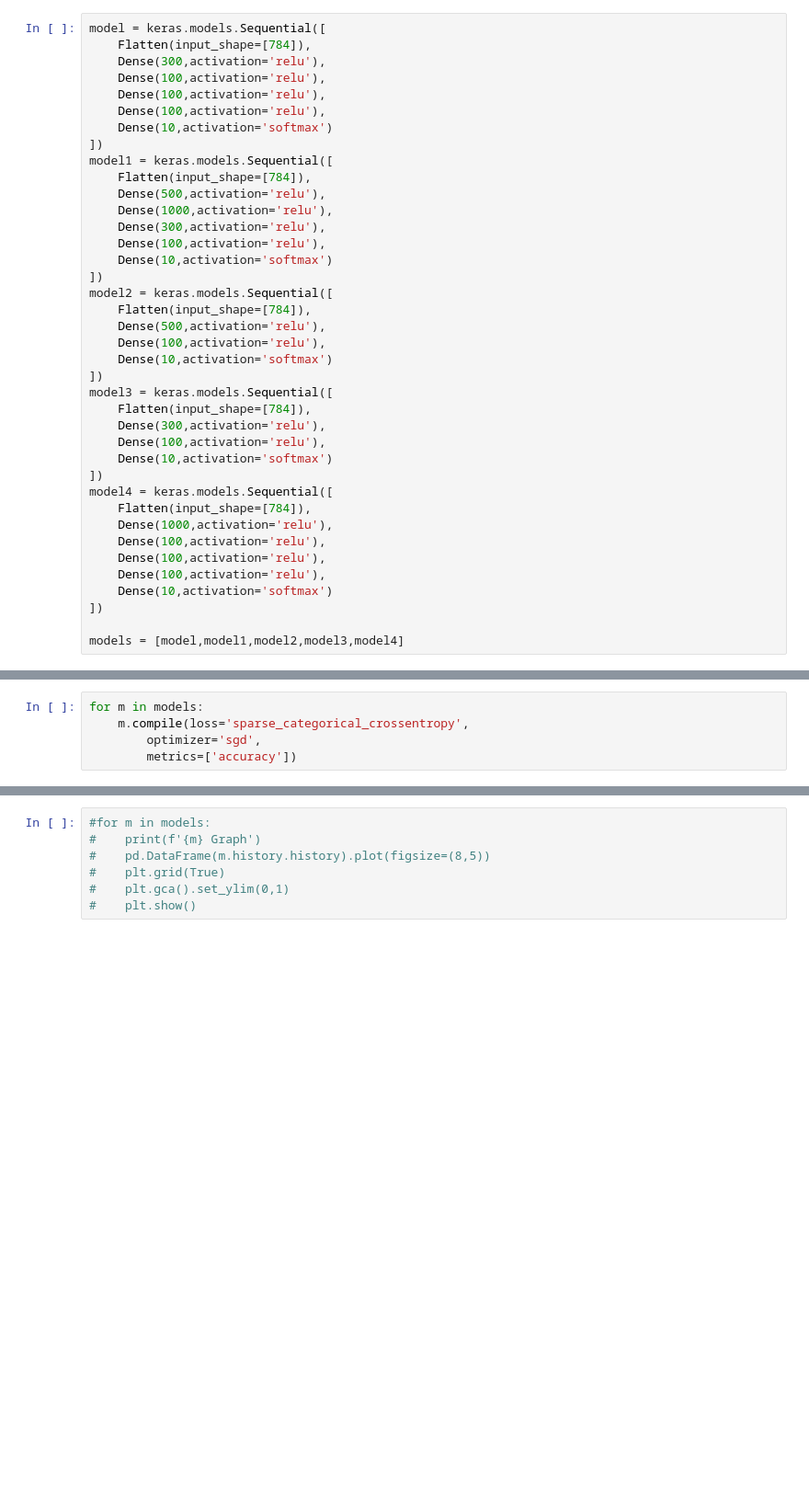
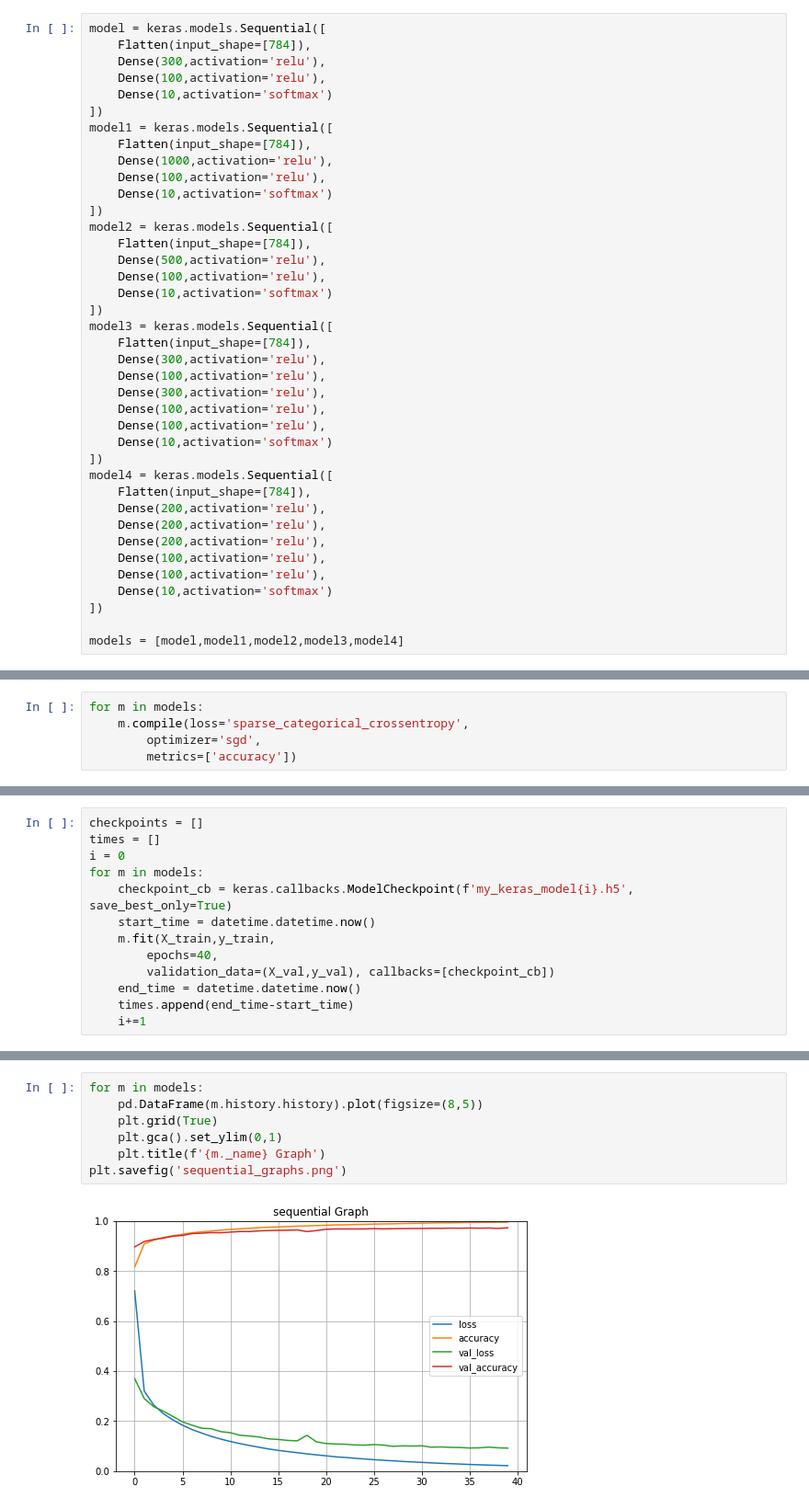
Before and after one commit to tisSoFluffy/MSDS422_ML, a Jupyter notebook: Assignment_6/Assignment_6.ipynb, the cells around one changed output, grey strips where cells are left out. Shown: that part at 92% size. Saved outputs shown, nothing was run; the diff lists cells and outputs as text; blank space fills up the shorter version.

```diff
--- a/Assignment_6/Assignment_6.ipynb
+++ b/Assignment_6/Assignment_6.ipynb
@@ -29,15 +34,11 @@ model = keras.models.Sequential([
     Flatten(input_shape=[784]),
     Dense(300,activation='relu'),
     Dense(100,activation='relu'),
-    Dense(100,activation='relu'),
-    Dense(100,activation='relu'),
     Dense(10,activation='softmax')
 ])
 model1 = keras.models.Sequential([
     Flatten(input_shape=[784]),
-    Dense(500,activation='relu'),
     Dense(1000,activation='relu'),
-    Dense(300,activation='relu'),
     Dense(100,activation='relu'),
     Dense(10,activation='softmax')
 ])
@@ -51,12 +52,16 @@ model3 = keras.models.Sequential([
     Flatten(input_shape=[784]),
     Dense(300,activation='relu'),
     Dense(100,activation='relu'),
+    Dense(300,activation='relu'),
+    Dense(100,activation='relu'),
+    Dense(100,activation='relu'),
     Dense(10,activation='softmax')
 ])
 model4 = keras.models.Sequential([
     Flatten(input_shape=[784]),
-    Dense(1000,activation='relu'),
-    Dense(100,activation='relu'),
+    Dense(200,activation='relu'),
+    Dense(200,activation='relu'),
+    Dense(200,activation='relu'),
     Dense(100,activation='relu'),
     Dense(100,activation='relu'),
     Dense(10,activation='softmax')
@@ -160,0 +76,13 @@ models[0].history
+# %%
+checkpoints = []
+times = []
+i = 0
+for m in models:
+    checkpoint_cb = keras.callbacks.ModelCheckpoint(f'my_keras_model{i}.h5', save_best_only=True)
+    start_time = datetime.datetime.now()
+    m.fit(X_train,y_train,
+        epochs=40,
+        validation_data=(X_val,y_val), callbacks=[checkpoint_cb])
+    end_time = datetime.datetime.now()
+    times.append(end_time-start_time)
+    i+=1
@@ -161,7 +107,9 @@ models[0].history
 # %%
-#for m in models:
-#    print(f'{m} Graph')
-#    pd.DataFrame(m.history.history).plot(figsize=(8,5))
-#    plt.grid(True)
-#    plt.gca().set_ylim(0,1)
-#    plt.show()
+for m in models:
+    pd.DataFrame(m.history.history).plot(figsize=(8,5))
+    plt.grid(True)
+    plt.gca().set_ylim(0,1)
+    plt.title(f'{m._name} Graph')
+plt.savefig('sequential_graphs.png')
+# %% [output]
+[figure, added]
```
Also changed, not shown: parts of 41 cells of this notebook, 1 other file.
